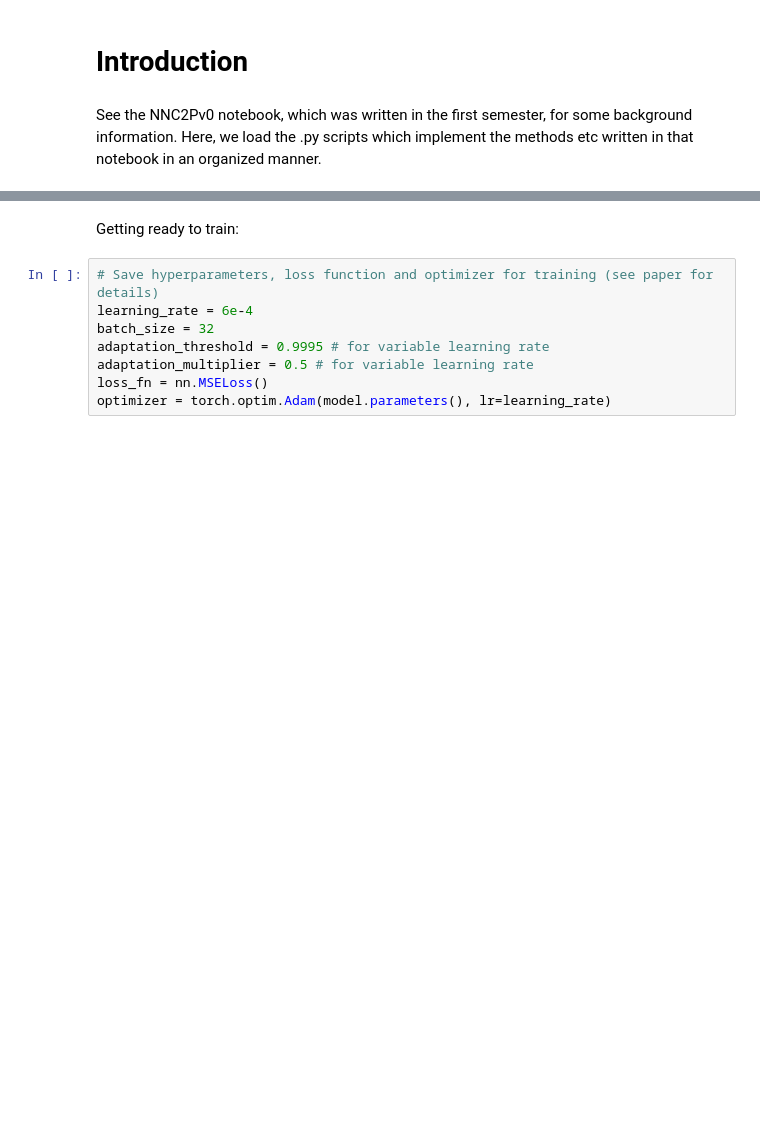
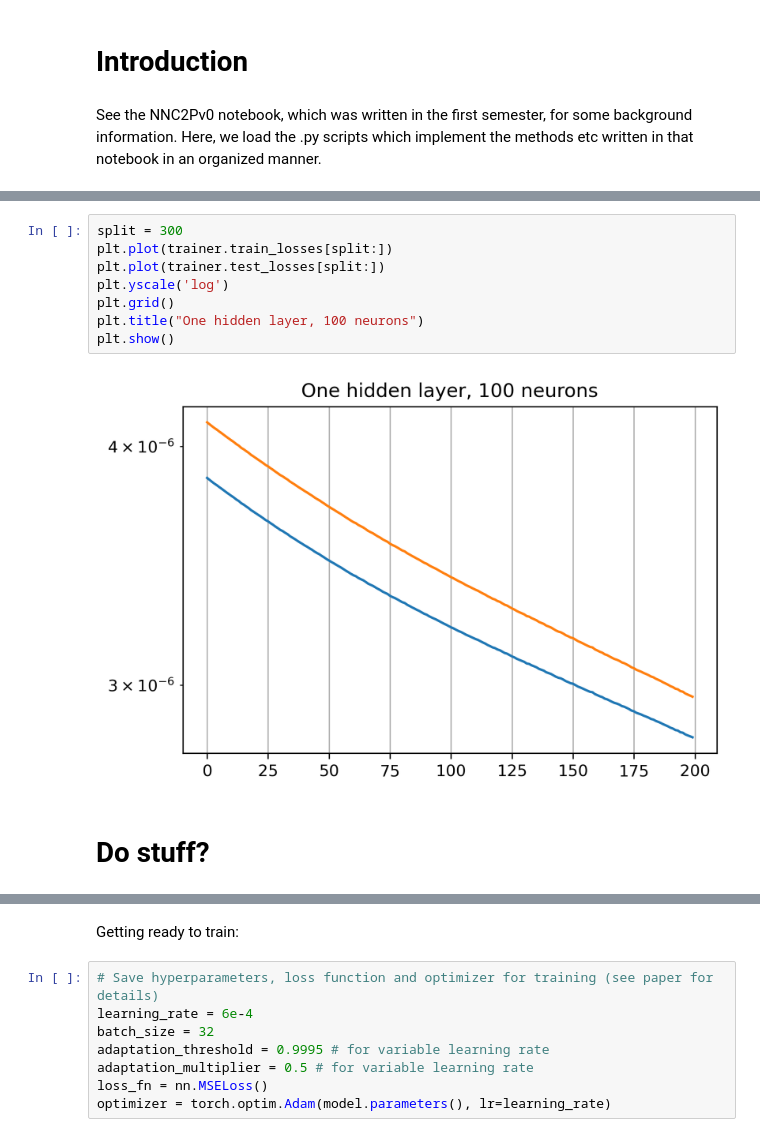
Before and after one commit to ThibeauWouters/MLC2P, a Jupyter notebook: Code/NNC2P.ipynb, the cells around one changed output, grey strips where cells are left out. Saved outputs shown, nothing was run; the diff lists cells and outputs as text; blank space fills up the shorter version.

```diff
--- a/Code/NNC2P.ipynb
+++ b/Code/NNC2P.ipynb
@@ -50,2 +237,14 @@ test_dataloader = DataLoader(test_data, batch_size=32)
+# %%
+split = 300
+plt.plot(trainer.train_losses[split:])
+plt.plot(trainer.test_losses[split:])
+plt.yscale('log')
+plt.grid()
+plt.title("One hidden layer, 100 neurons")
+plt.show()
+# %% [output]
+[figure, added]
+# %% [markdown]
+# Do stuff?
 # %%
 device = "cpu"
```
Also changed, not shown: parts of 21 cells of this notebook, 23 other files.
